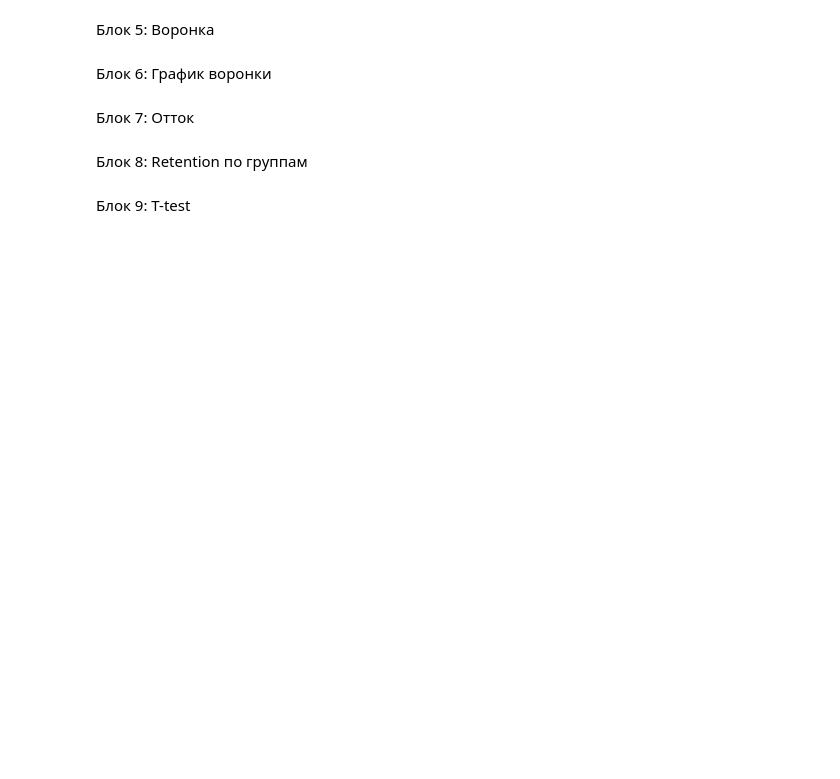
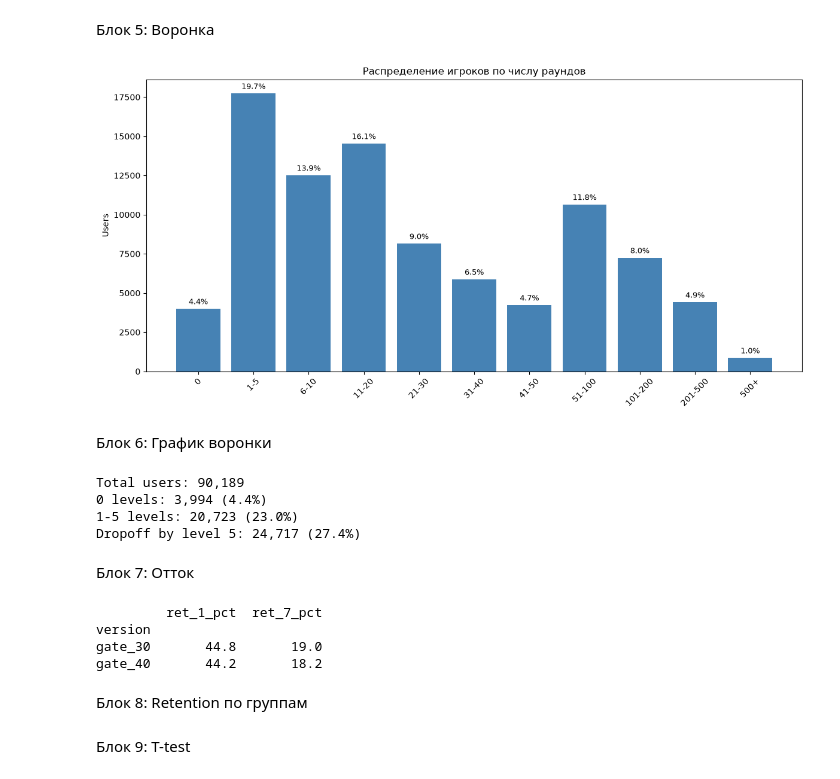
Before and after one commit to sirgay1/Conversion-Funnel-Analysis-and-A-B-Testing, a Jupyter notebook: main.ipynb, the cells around one changed output. Cells and saved outputs as stored; diff of their text form; code cells hidden in the pictures; blank space fills up the shorter version.

```diff
--- a/main.ipynb
+++ b/main.ipynb
@@ -12,6 +11,6 @@ warnings.filterwarnings('ignore')
 # %% [markdown]
 Блок 2: Загрузка данных
 # %%
-df = pd.read_csv('cookie_cats.txt', sep='\t')
+df = pd.read_csv('cookie_cats.txt')
 print(f"Rows: {df.shape[0]}, Columns: {df.shape[1]}")
 # %% [output]
@@ -40,29 +71,36 @@ print(funnel_df)
 # %%
 fig, ax = plt.subplots(figsize=(12, 6))
 bars = ax.bar(range(len(funnel_df)), funnel_df['users'], color='steelblue')
 
 for i, row in enumerate(funnel_df.itertuples()):
     ax.text(i, row.users + max(funnel_df['users']) * 0.01, f"{row.percent}%",
             ha='center', va='bottom', fontsize=9)
 
 ax.set_xticks(range(len(funnel_df)))
 ax.set_xticklabels(funnel_df.index, rotation=45)
 ax.set_ylabel('Users')
-ax.set_title('Funnel')
+ax.set_title('Распределение игроков по числу раундов')
 
 plt.tight_layout()
 plt.show()
+# %% [output]
+[figure, added]
 # %% [markdown]
 Блок 6: График воронки
 # %%
 total = len(df)
-zero_users = df[df['sum_gamerounds'] == 0].shape[0]
+zero_users = (df['sum_gamerounds'] == 0).sum()
 early_users = df[df['sum_gamerounds'] <= 5].shape[0]
 
 print(f"Total users: {total:,}")
 print(f"0 levels: {zero_users:,} ({zero_users/total*100:.1f}%)")
 print(f"1-5 levels: {early_users - zero_users:,} ({(early_users - zero_users)/total*100:.1f}%)")
 print(f"Dropoff by level 5: {early_users:,} ({early_users/total*100:.1f}%)")
+# %% [output]
+Total users: 90,189
+0 levels: 3,994 (4.4%)
+1-5 levels: 20,723 (23.0%)
+Dropoff by level 5: 24,717 (27.4%)
 # %% [markdown]
 Блок 7: Отток
 # %%
@@ -76,6 +114,11 @@ retention['ret_1_pct'] = (retention['ret_1_mean'] * 100).round(1)
 retention['ret_7_pct'] = (retention['ret_7_mean'] * 100).round(1)
 
 print(retention[['ret_1_pct', 'ret_7_pct']])
+# %% [output]
+         ret_1_pct  ret_7_pct
+version
+gate_30       44.8       19.0
+gate_40       44.2       18.2
 # %% [markdown]
 Блок 8: Retention по группам
 # %% [markdown]
```
Also changed, not shown: parts of 9 cells of this notebook.
